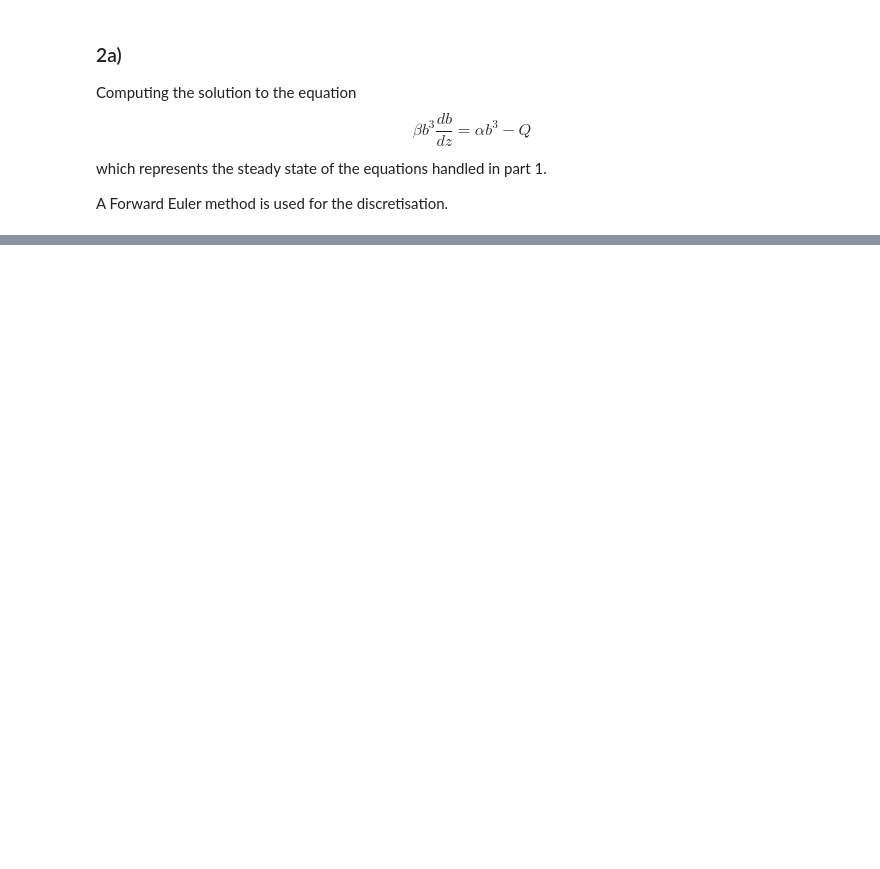
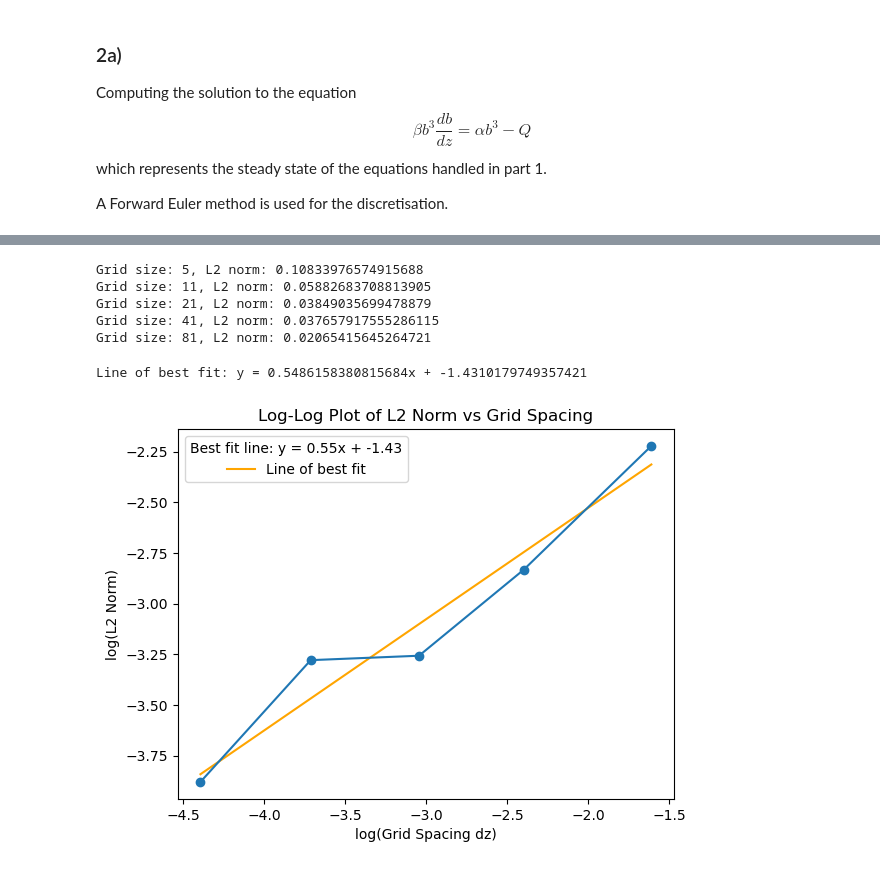
Before and after one commit to obokhove/FDnumerics2526, a Jupyter notebook: Alex_Carey/Exercise 1/Ex1.ipynb, the cells around one changed output, grey strips where cells are left out. Drawn from its saved outputs; the diff is of its cells as text; code cells hidden in the pictures; blank space fills up the shorter version.

```diff
--- a/Alex_Carey/Exercise 1/Ex1.ipynb
+++ b/Alex_Carey/Exercise 1/Ex1.ipynb
@@ -92,0 +414,49 @@ dimension_plot(fig, ax, steady_solution, "z", "b", "Steady State Solution")
+# %%
+# Create NumericalSolution objects for each grid size
+numerical_solutions: dict[str, NumericalSolution] = {}
+for grid, z_vals, t_vals, b_vals in solutions:
+    numerical_solutions[grid] = NumericalSolution(z_vals, t_vals, b_vals)
+# %%
+for i in numerical_solutions:
+    print(f'Grid size: {i}, L2 norm: {numerical_solutions[i].l2_norm(steady_solution["b"])}')
+# %% [output]
+Grid size: 5, L2 norm: 0.10833976574915688
+Grid size: 11, L2 norm: 0.05882683708813905
+Grid size: 21, L2 norm: 0.03849035699478879
+Grid size: 41, L2 norm: 0.037657917555286115
+Grid size: 81, L2 norm: 0.02065415645264721
+# %%
+def plot_l2_norm(numerical_solutions: dict[str, NumericalSolution]):
+    # Comparing the L2 Norm and the grid spacing dz
+    grid_spacings = []
+    l2_norms = []
+    for grid, solution in numerical_solutions.items():
+        dz = solution.get_grid_spacing()
+        grid_spacings.append(dz)
+        l2_norms.append(solution.l2_norm(steady_solution['b']))
+
+    log_grid_spacings = np.log(grid_spacings)[:]
+    log_l2_norms = np.log(l2_norms)[:]
+
+    # Line of best fit
+    coeffs = np.polyfit(log_grid_spacings, log_l2_norms, 1)
+    print(f'Line of best fit: y = {coeffs[0]}x + {coeffs[1]}')
+    poly = np.poly1d(coeffs)
+    fit_values = poly(log_grid_spacings)
+    plt.plot(log_grid_spacings, fit_values, label='Line of best fit', color='orange')
+
+
+
+    plt.plot(log_grid_spacings, log_l2_norms, marker='o')
+    plt.xlabel('log(Grid Spacing dz)')
+    plt.ylabel('log(L2 Norm)')
+    plt.title('Log-Log Plot of L2 Norm vs Grid Spacing')
+    # Legend with equation of line of best fit
+    plt.legend(title=f'Best fit line: y = {coeffs[0]:.2f}x + {coeffs[1]:.2f}')
+
+    plt.show()
+
+plot_l2_norm(numerical_solutions)
+# %% [output]
+Line of best fit: y = 0.5486158380815684x + -1.4310179749357421
+[figure, added]
```
Also changed, not shown: parts of 18 cells of this notebook.
